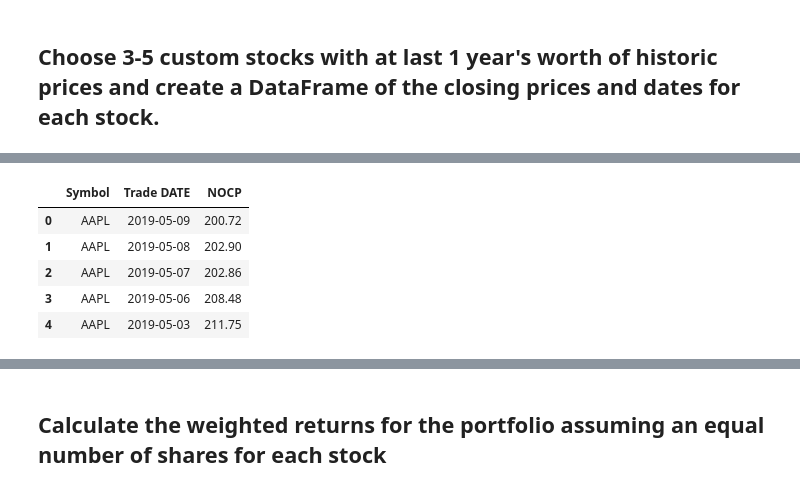
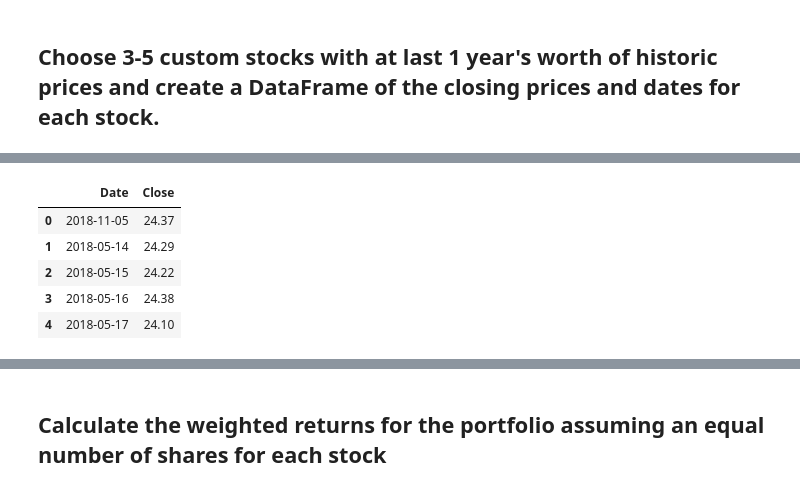
Before and after one commit to bittraidr/Challenge_4, a Jupyter notebook: My_Three_Stocks.ipynb, the cells around one changed output, grey strips where cells are left out. Drawn from its saved outputs; the diff is of its cells as text; code cells hidden in the pictures.

```diff
--- a/Portfolio_Analysis.ipynb
+++ b/My_Three_Stocks.ipynb
@@ -518,21 +518,21 @@ cost_pd.head()
 # %%
 # Reading data from 3rd stock
-aapl = 'aapl_historical.csv'
-aapl_pd = pd.read_csv(aapl)
+t = 't_historical.csv'
+t_pd = pd.read_csv(t)
 
 # Convert Trade DATE column to datetime format
-aapl_pd['Trade DATE'] = pd.to_datetime(aapl_pd['Trade DATE'])
+t_pd['Date'] = pd.to_datetime(t_pd['Date'])
 
 # Convert Trade DATE column to year/month/day format
-aapl_pd['Trade DATE'] = aapl_pd['Trade DATE'].dt.strftime('%Y-%m-%d')
+t_pd['Date'] = t_pd['Date'].dt.strftime('%Y-%m-%d')
 
-aapl_pd.head()
+t_pd.head()
 # %% [output]
-|  | Symbol | Trade DATE | NOCP |
-| 0 | AAPL | 2019-05-09 | 200.72 |
-| 1 | AAPL | 2019-05-08 | 202.90 |
-| 2 | AAPL | 2019-05-07 | 202.86 |
-| 3 | AAPL | 2019-05-06 | 208.48 |
-| 4 | AAPL | 2019-05-03 | 211.75 |
+|  | Date | Close |
+| 0 | 2018-11-05 | 24.37 |
+| 1 | 2018-05-14 | 24.29 |
+| 2 | 2018-05-15 | 24.22 |
+| 3 | 2018-05-16 | 24.38 |
+| 4 | 2018-05-17 | 24.10 |
 # %%
 # Combine all stocks in a single DataFrame
```
Also changed, not shown: parts of 14 cells of this notebook, 3 other files.
